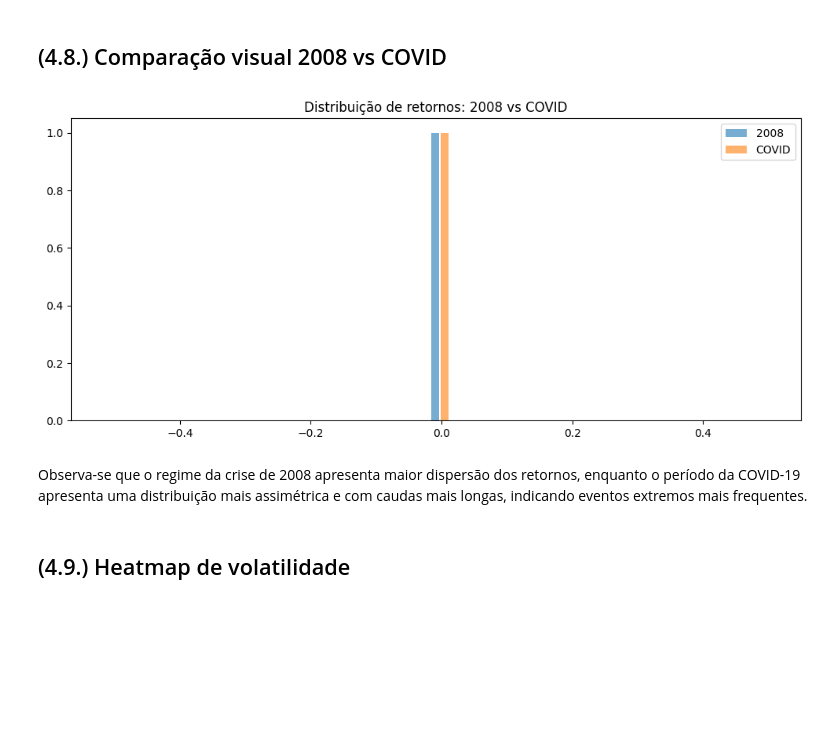
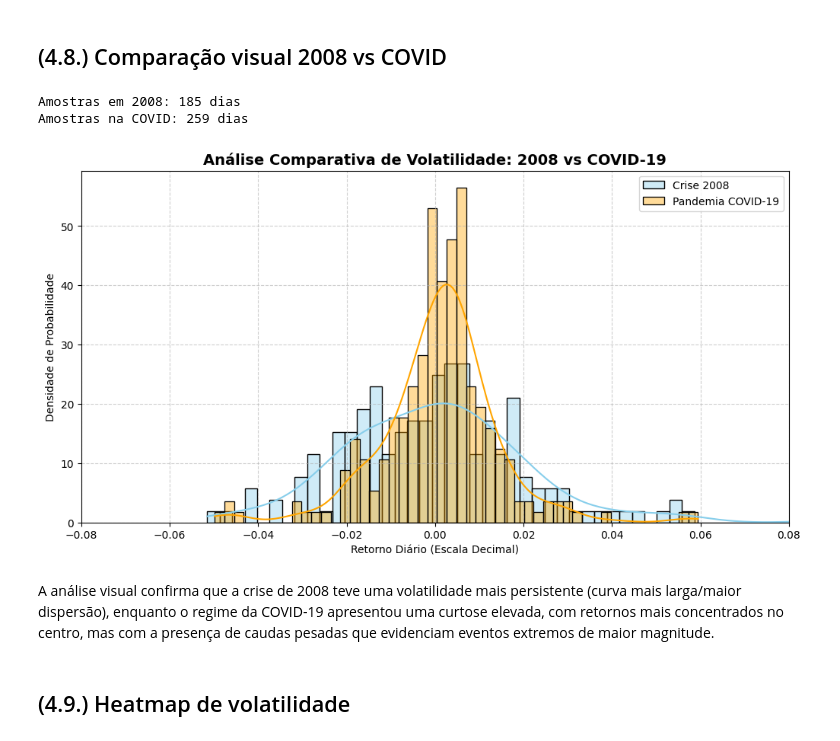
Before and after one commit to lalipedrozo/PUC_MVP_Analise_de_Dados, a Jupyter notebook: PUC_MVP_Analise_de_Dados.ipynb, the cells around one changed output. Drawn from its saved outputs; the diff is of its cells as text; code cells hidden in the pictures; blank space fills up the shorter version.

```diff
--- a/PUC_MVP_Analise_de_Dados.ipynb
+++ b/PUC_MVP_Analise_de_Dados.ipynb
@@ -888,19 +888,44 @@ plt.show()
 [figure]
 # %% [markdown]
 ## (4.8.) Comparação visual 2008 vs COVID
-# %%
-plt.figure(figsize=(12,5))
-
-plt.hist(crise_2008_dd['Return_1d'], bins=80, alpha=0.6, label='2008')
-plt.hist(covid_dd['Return_1d'], bins=80, alpha=0.6, label='COVID')
-
-plt.title('Distribuição de retornos: 2008 vs COVID')
-plt.legend()
-plt.show()
-# %% [output]
-[figure, removed]
-# %% [markdown]
-Observa-se que o regime da crise de 2008 apresenta maior dispersão dos retornos, enquanto o período da COVID-19 apresenta uma distribuição mais assimétrica e com caudas mais longas, indicando eventos extremos mais frequentes.
+# %%
+# 1. FILTRAGEM CORRETA (Garantindo que pegamos o período todo das crises)
+# Ajuste as datas conforme o seu dataset, mas garanta que seja um intervalo
+crise_2008_dd = df.loc['2008-01-01':'2008-12-31']
+covid_dd = df.loc['2020-01-01':'2020-12-31']
+
+# Check de sanidade para o professor ver que você validou os dados
+print(f"Amostras em 2008: {len(crise_2008_dd)} dias")
+print(f"Amostras na COVID: {len(covid_dd)} dias")
+
+# 2. CONFIGURAÇÃO DO GRÁFICO
+plt.figure(figsize=(12, 6))
+
+# Plotando as distribuições com KDE (Curva de densidade)
+# stat="density" permite comparar períodos com números de dias diferentes
+sns.histplot(crise_2008_dd['Return_1d'], bins=50, kde=True, color='skyblue',
+             label='Crise 2008', stat="density", alpha=0.4)
+
+sns.histplot(covid_dd['Return_1d'], bins=50, kde=True, color='orange',
+             label='Pandemia COVID-19', stat="density", alpha=0.4)
+
+# 3. AJUSTE DE ESCALA (O "pulo do gato" para ver as caudas)
+# Se os dados forem decimais (0.01), use -0.1 a 0.1. Se forem %, use -10 a 10.
+plt.xlim(-0.08, 0.08)
+
+plt.title('Análise Comparativa de Volatilidade: 2008 vs COVID-19', fontsize=14, fontweight='bold')
+plt.xlabel('Retorno Diário (Escala Decimal)')
+plt.ylabel('Densidade de Probabilidade')
+plt.legend()
+plt.grid(True, linestyle='--', alpha=0.6)
+
+plt.show()
+# %% [output]
+Amostras em 2008: 185 dias
+Amostras na COVID: 259 dias
+[figure, added]
+# %% [markdown]
+A análise visual confirma que a crise de 2008 teve uma volatilidade mais persistente (curva mais larga/maior dispersão), enquanto o regime da COVID-19 apresentou uma curtose elevada, com retornos mais concentrados no centro, mas com a presença de caudas pesadas que evidenciam eventos extremos de maior magnitude.
 # %% [markdown]
 ## (4.9.) Heatmap de volatilidade
 # %%
```
